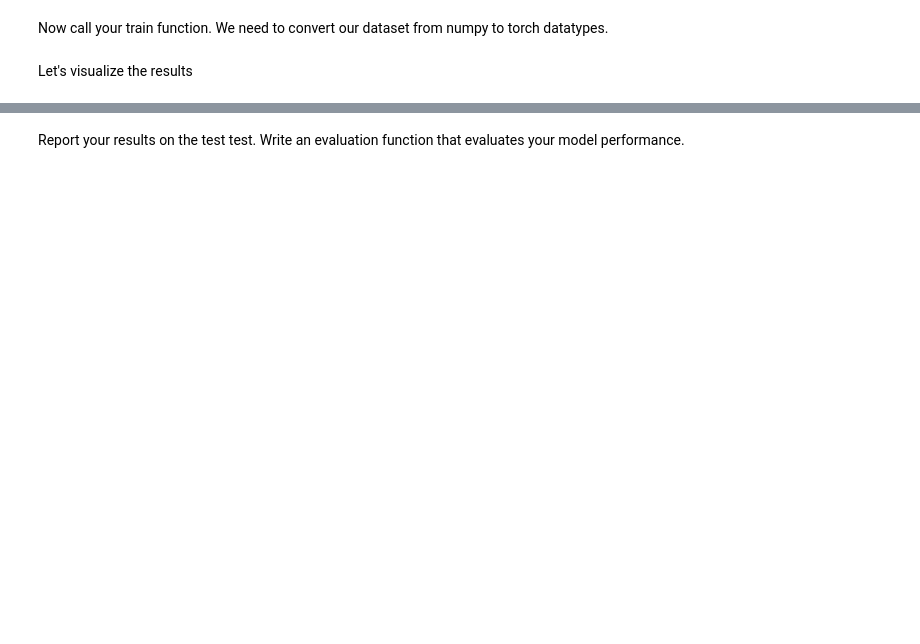
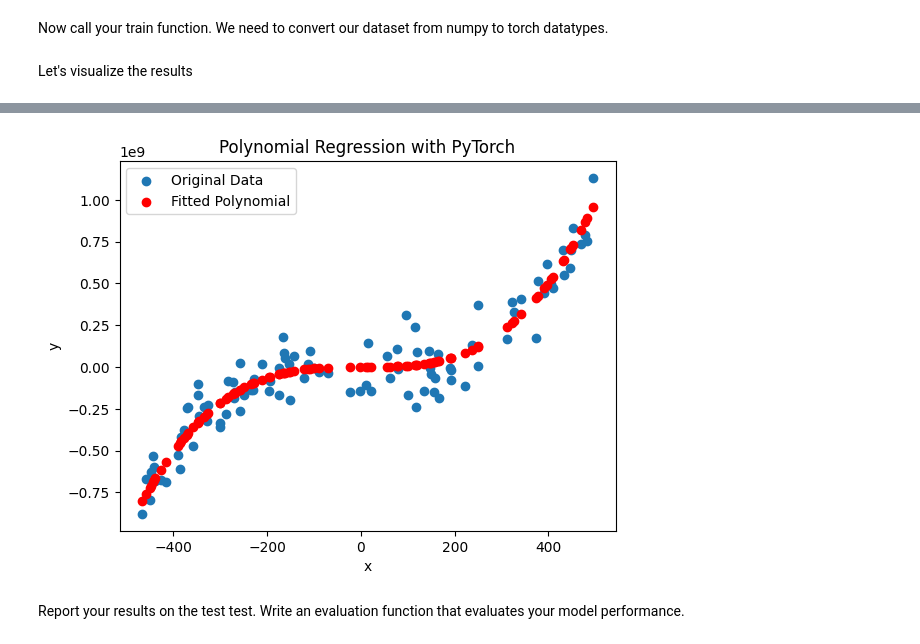
Before and after one commit to Socks2109/BMI-Assignment-1, a Jupyter notebook: Homework_ML_Basics.ipynb, the cells around one changed output, grey strips where cells are left out. Drawn from its saved outputs; the diff is of its cells as text; code cells hidden in the pictures; blank space fills up the shorter version.

```diff
--- a/Homework_ML_Basics.ipynb
+++ b/Homework_ML_Basics.ipynb
@@ -337,6 +367,14 @@ Now, lets create our features (i.e. the polynomial terms)
 # Step 0: Transform input vector x to include polynomial terms (1, x, x^2, x^3, .. x^(n-1), x^n)
 def polynomial_features(x, degree):
     # Your code here
+    result = []
+    for i in range(1, degree + 1):
+        result.append(x ** i)
+
+    result = np.array(result).T
+    result = np.concat([np.ones((result.shape[0], 1)), result], axis = 1)
+
+    return result
 
 X_poly = polynomial_features(x, degree)
 # %% [markdown]
@@ -350,7 +388,7 @@ num_epochs = # Choose number that suits you # Epochs is the number of times we c
 # Step 2: Create your model using nn.Linear, starting with our random model weights
 # Do not include a bias term, because it's included in polynomialization portion.
 
-model = # Your code here
+model = nn.Linear(num_weights, 1, bias=False)
 # %% [markdown]
 > **Question 4b) What is your activation function for this neural network?**
 
@@ -394,14 +451,18 @@ plt.plot(np.arange(len(losses)), losses, label='Loss Plot', color='blue')
 # %%
 # Plot data and predictions
-predictions = # your code here
+# your code here
+X_poly_tensor = torch.tensor(X_poly, dtype=torch.float32)
+predictions = model(X_poly_tensor)
 with torch.no_grad():
     plt.scatter(x, y_measured, label="Original Data")
-    plt.scatter(x, predictions, color="red", label="Fitted Polynomial")
+    plt.scatter(x, predictions.numpy(), color="red", label="Fitted Polynomial")
     plt.legend()
     plt.title("Polynomial Regression with PyTorch")
     plt.xlabel("x")
     plt.ylabel("y")
     plt.show()
+# %% [output]
+[figure, added]
 # %% [markdown]
 Report your results on the test test. Write an evaluation function that evaluates your model performance.
 # %%
```
Also changed, not shown: parts of 22 cells of this notebook.
